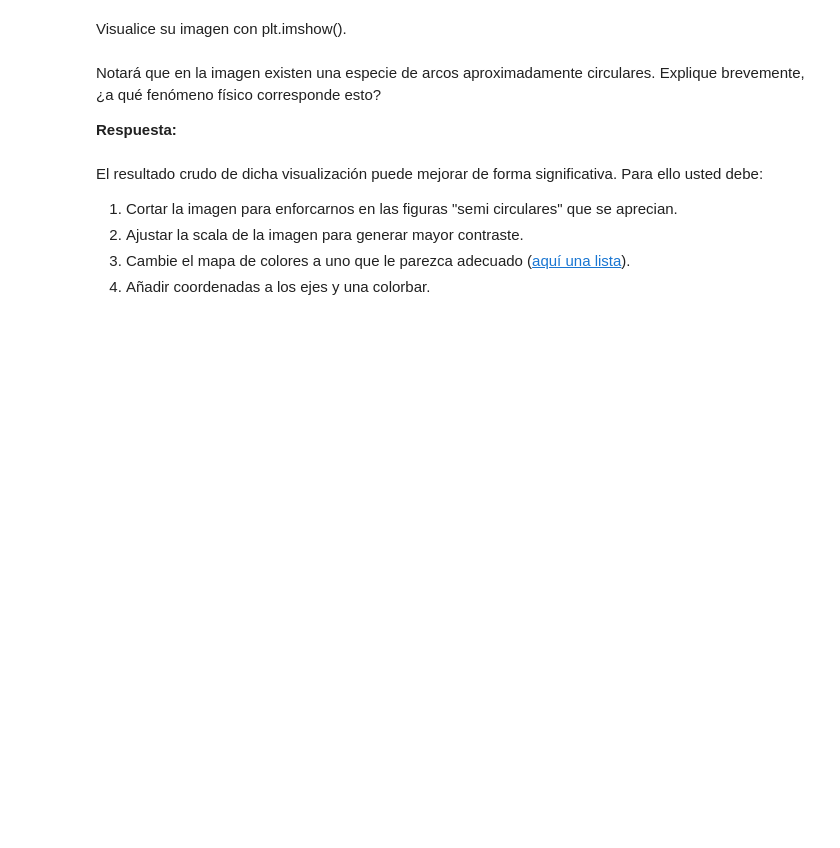
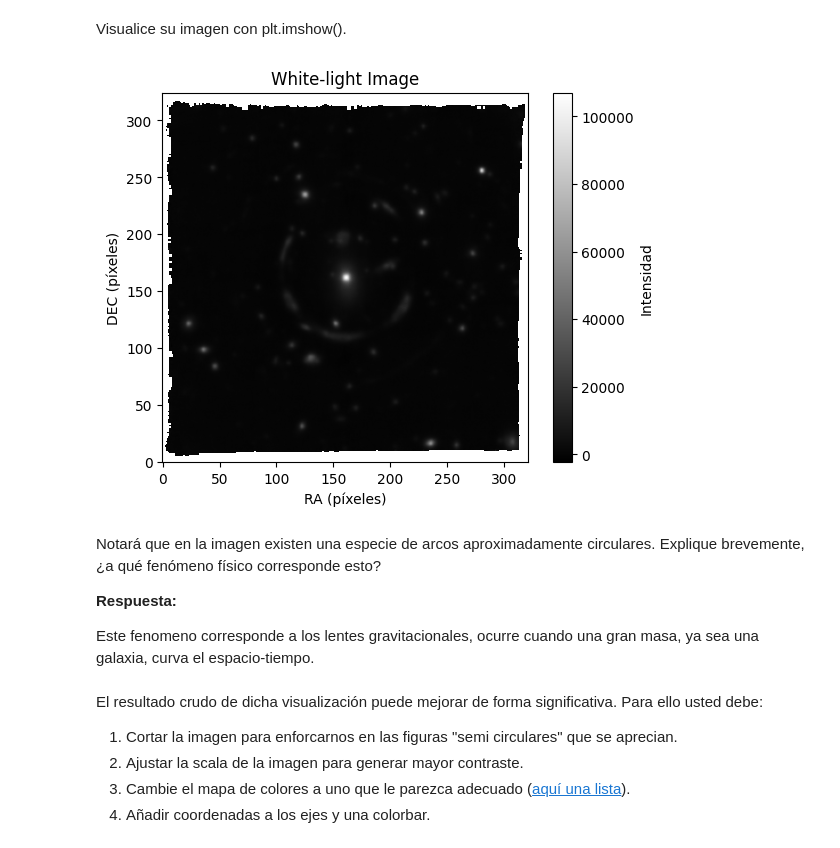
Before and after one commit to conichito/Tarea-4, a Jupyter notebook: Tarea4.ipynb, the cells around one changed output. Saved outputs shown, nothing was run; the diff lists cells and outputs as text; code cells hidden in the pictures; blank space fills up the shorter version.

```diff
--- a/Tarea4.ipynb
+++ b/Tarea4.ipynb
@@ -134,6 +134,6 @@ Cree un código capaz de calcular una white-light image (una línea con numpy),
 # %%
 # Aquí el código.
 import numpy as np
-white_light_image =
+white_light_image = np.sum(datos, axis=0)
 # %% [markdown]
 Visualice su imagen con plt.imshow().
@@ -142,7 +140,21 @@ import matplotlib.pyplot as plt
+# %%
+import matplotlib.pyplot as plt
+
+# Visualizar la white-light image
+plt.imshow(white_light_image, origin='lower', cmap='gray')
+plt.colorbar(label='Intensidad')
+plt.title('White-light Image')
+plt.xlabel('RA (píxeles)')
+plt.ylabel('DEC (píxeles)')
+plt.show()
+# %% [output]
+[figure, added]
 # %% [markdown]
 Notará que en la imagen existen una especie de arcos aproximadamente circulares. Explique brevemente, ¿a qué fenómeno físico corresponde esto?
 
 **Respuesta:**
+
+Este fenomeno corresponde a los lentes gravitacionales, ocurre cuando una gran masa, ya sea una galaxia, curva el espacio-tiempo.
 # %% [markdown]
 El resultado crudo de dicha visualización puede mejorar de forma significativa.
 Para ello usted debe:
```
Also changed, not shown: parts of 10 cells of this notebook.
